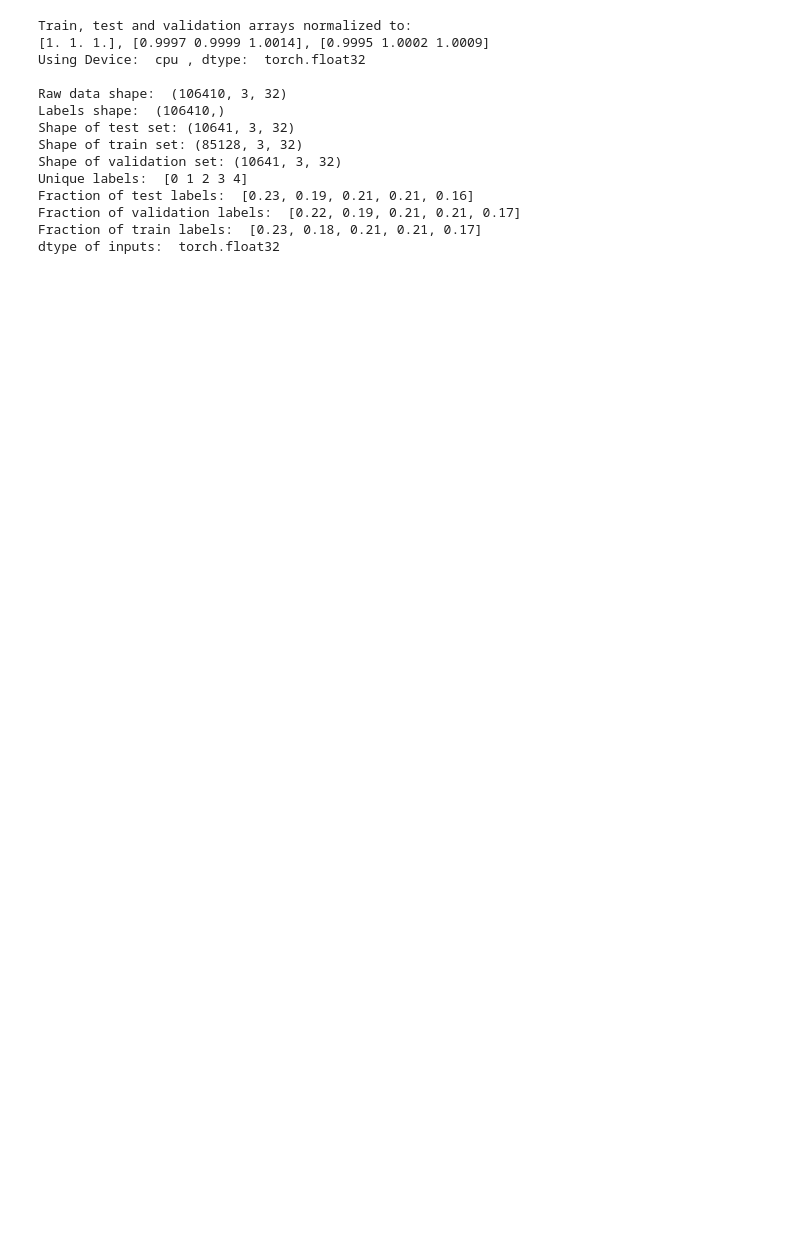
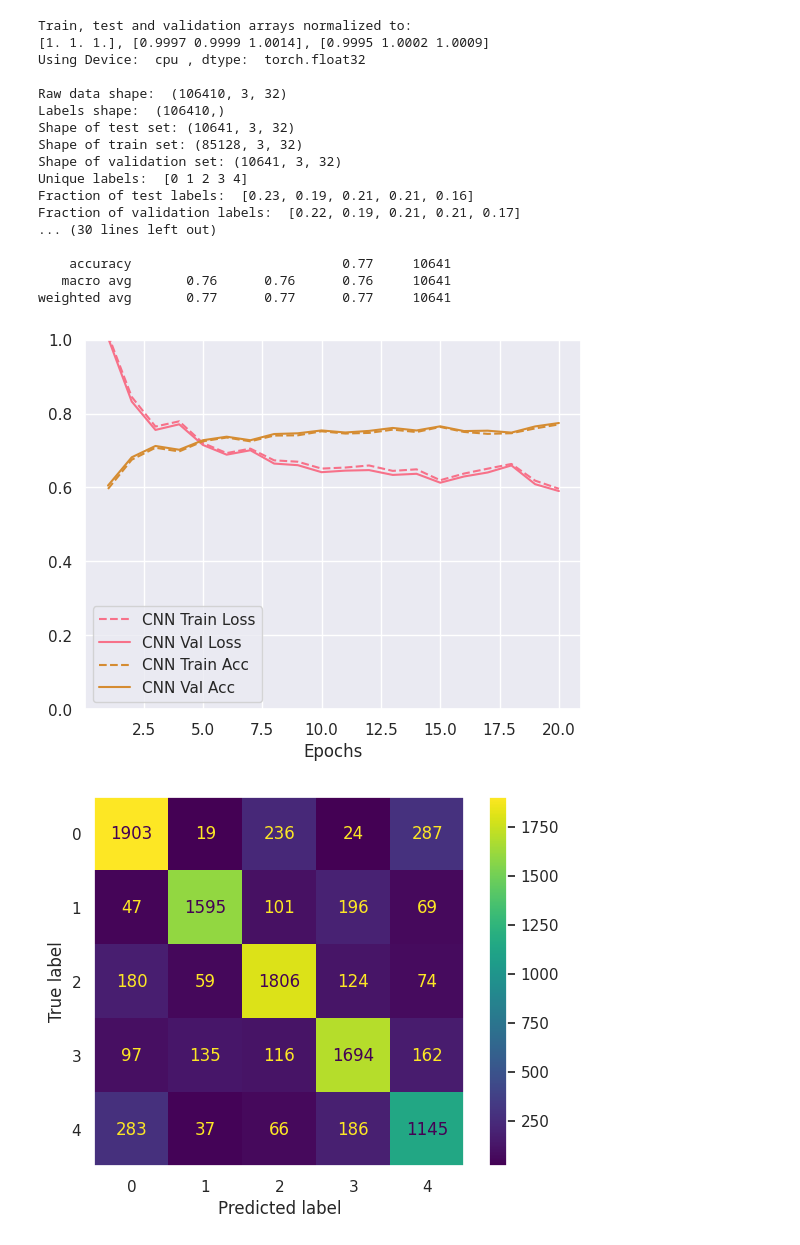
Before and after one commit to GuiMacielPereira/sensor_ML, a Jupyter notebook: notebooks/02_cnn.sync.ipynb, the cells around one changed output. Saved outputs shown, nothing was run; the diff lists cells and outputs as text; code cells hidden in the pictures; blank space fills up the shorter version.

Commit message:
Decided on the architecture to follow for the CNN, LSTM and CNN-LSTM by trying out several small tweaks by brute force.

```diff
--- a/notebooks/02_cnn.sync.ipynb
+++ b/notebooks/02_cnn.sync.ipynb
@@ -67,29 +47,44 @@ weighted avg       0.71      0.70      0.70     10642
 # %%
 # Look at 3 channels
 from peratouch.data import Data
 from peratouch.trainer import Trainer
 from peratouch.networks import CNN
 from peratouch.config import path_five_users_main, path_five_users_first
 from peratouch.results import Results
 D = Data(path_five_users_main, triggers=True, releases=False)
 D.group_presses()
 D.split()
+D.normalize()
 # D.resample_triggers()
-D.normalize()
 D.tensors_to_device()
 D.print_shapes()
+# Did not see any improvement by trying out CNN_Dense
+model = CNN(input_ch=3)
+T = Trainer(D)
+T.setup(model,learning_rate=1e-2, weight_decay=1e-3, max_epochs=20, batch_size=5000)
+T.train_model(model)
+T.plot_train()
+
+R = Results(D, model)
+R.test_metrics(report=True, conf_matrix=True)
+R.find_most_uncertain_preds()
 # %% [output]
 Train, test and validation arrays normalized to:
 [1. 1. 1.], [0.9997 0.9999 1.0014], [0.9995 1.0002 1.0009]
 Using Device:  cpu , dtype:  torch.float32
 
 Raw data shape:  (106410, 3, 32)
 Labels shape:  (106410,)
 Shape of test set: (10641, 3, 32)
 Shape of train set: (85128, 3, 32)
 Shape of validation set: (10641, 3, 32)
 Unique labels:  [0 1 2 3 4]
 Fraction of test labels:  [0.23, 0.19, 0.21, 0.21, 0.16]
 Fraction of validation labels:  [0.22, 0.19, 0.21, 0.21, 0.17]
-Fraction of train labels:  [0.23, 0.18, 0.21, 0.21, 0.17]
-dtype of inputs:  torch.float32
+... (30 lines left out)
+
+    accuracy                           0.77     10641
+   macro avg       0.76      0.76      0.76     10641
+weighted avg       0.77      0.77      0.77     10641
+[figure, added]
+[figure, added]
```
Also changed, not shown: parts of 5 cells of this notebook, 13 other files.
